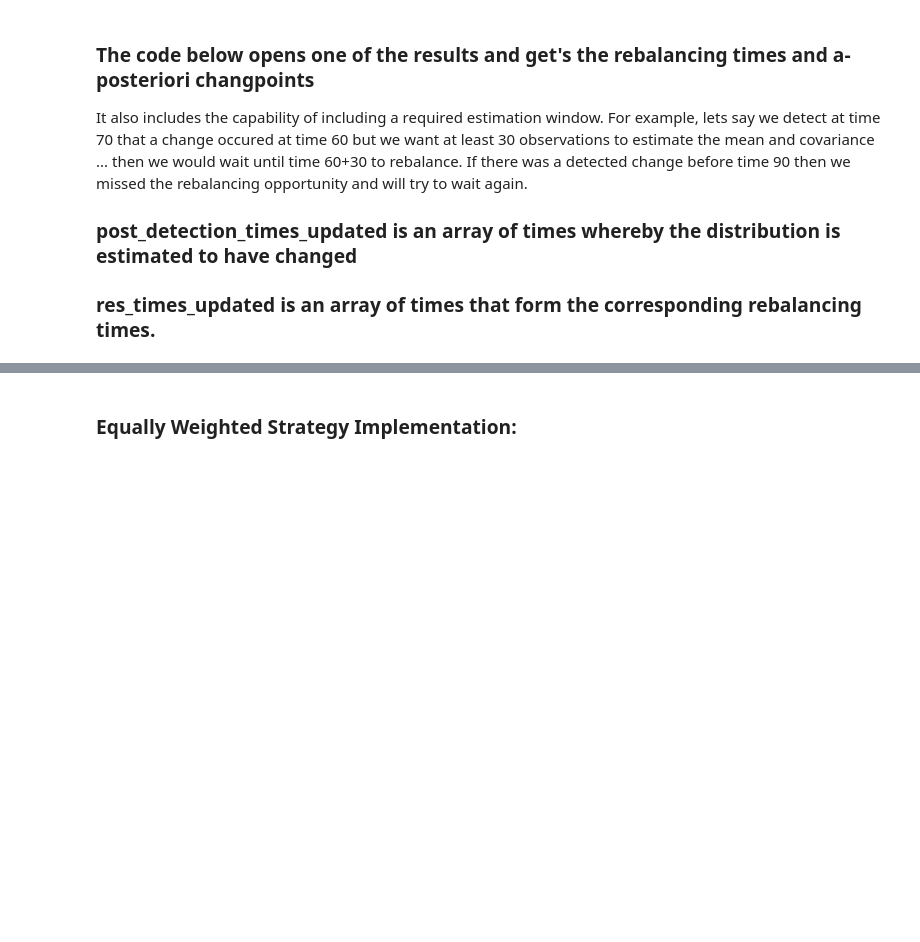
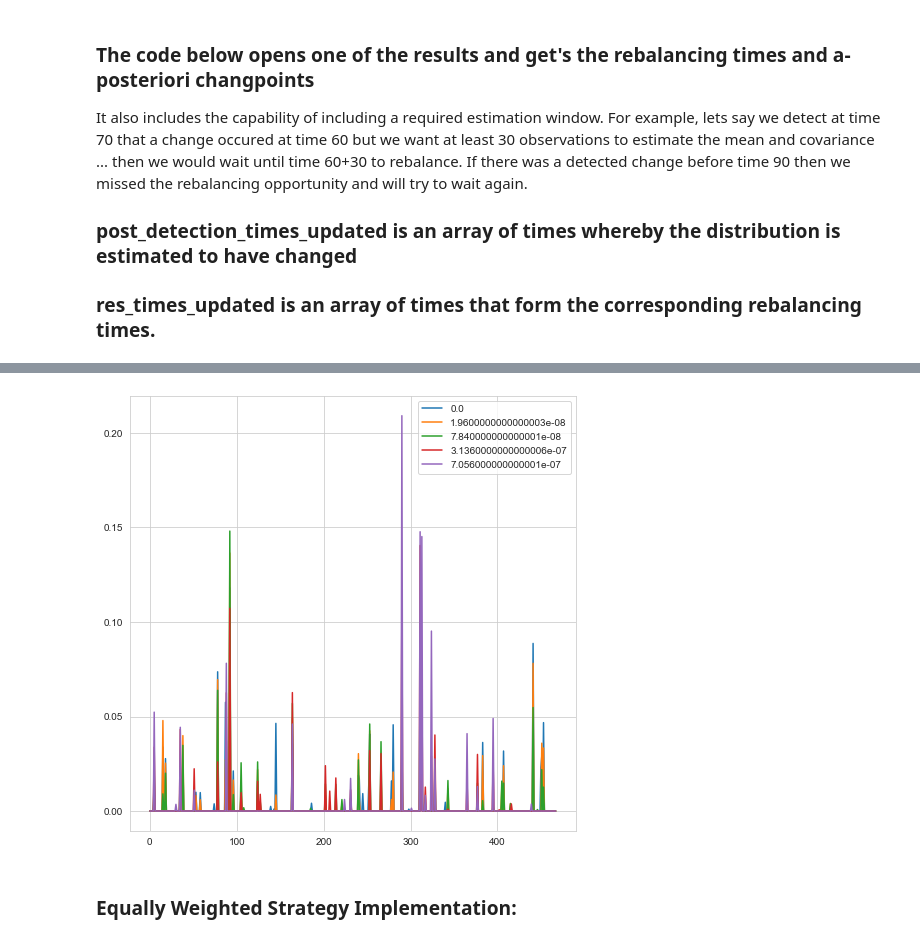
Before and after one commit to davidislip/ECE1505-Project, a Jupyter notebook: Data_ChangeDetection.ipynb, the cells around one changed output, grey strips where cells are left out. Cells and saved outputs as stored; diff of their text form; code cells hidden in the pictures; blank space fills up the shorter version.

```diff
--- a/Data_ChangeDetection.ipynb
+++ b/Data_ChangeDetection.ipynb
@@ -644,3 +671,12 @@ P.mean(axis=1).plot()
+# %%
+xs = {}
+for delta in [0, (0.25*alpha_val)**2, (0.5*alpha_val)**2, (alpha_val)**2, (1.5*alpha_val)**2]:
+    x = blanchet_mvo(R, delta, alpha_val)
+    xs[delta] = x
+# %%
+pd.DataFrame(xs).plot(figsize=(8,8));
+# %% [output]
+[figure, added]
 # %% [markdown]
 ### Equally Weighted Strategy Implementation:
 # %% [markdown]
```
Also changed, not shown: parts of 34 cells of this notebook, 43 other files.
